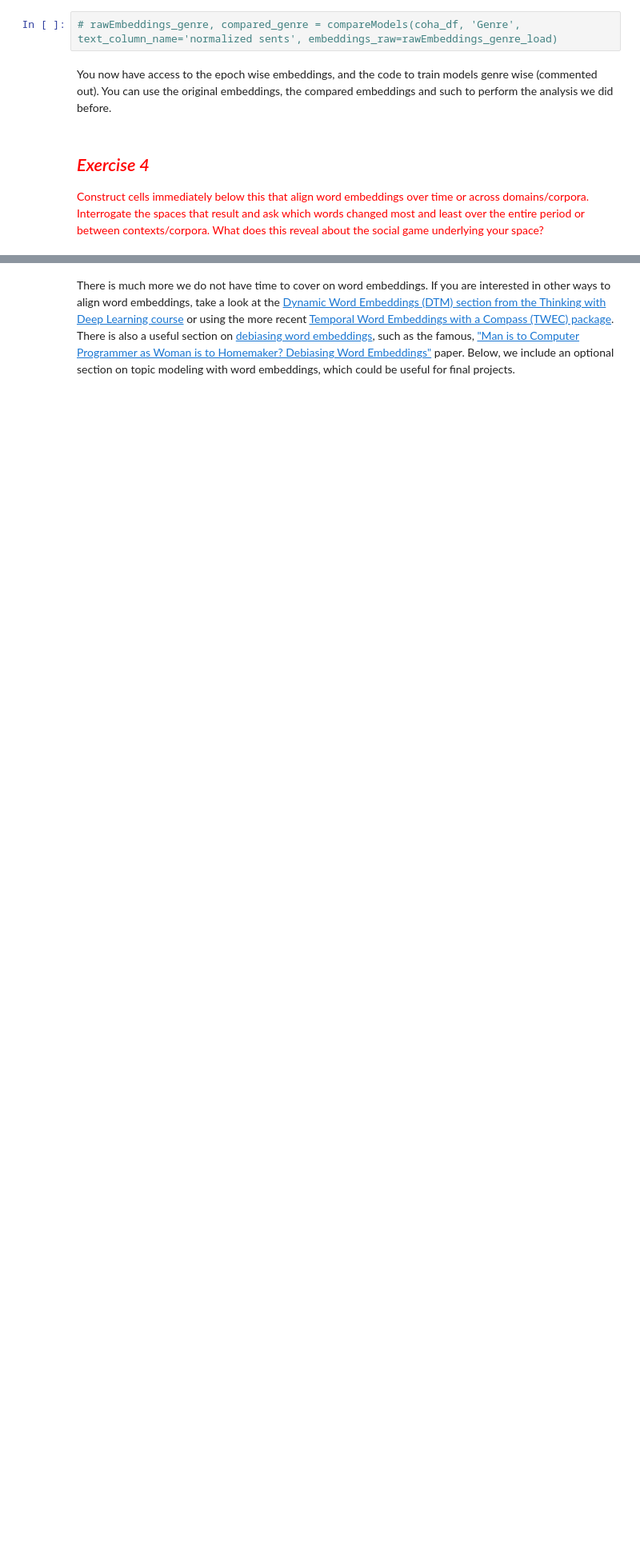
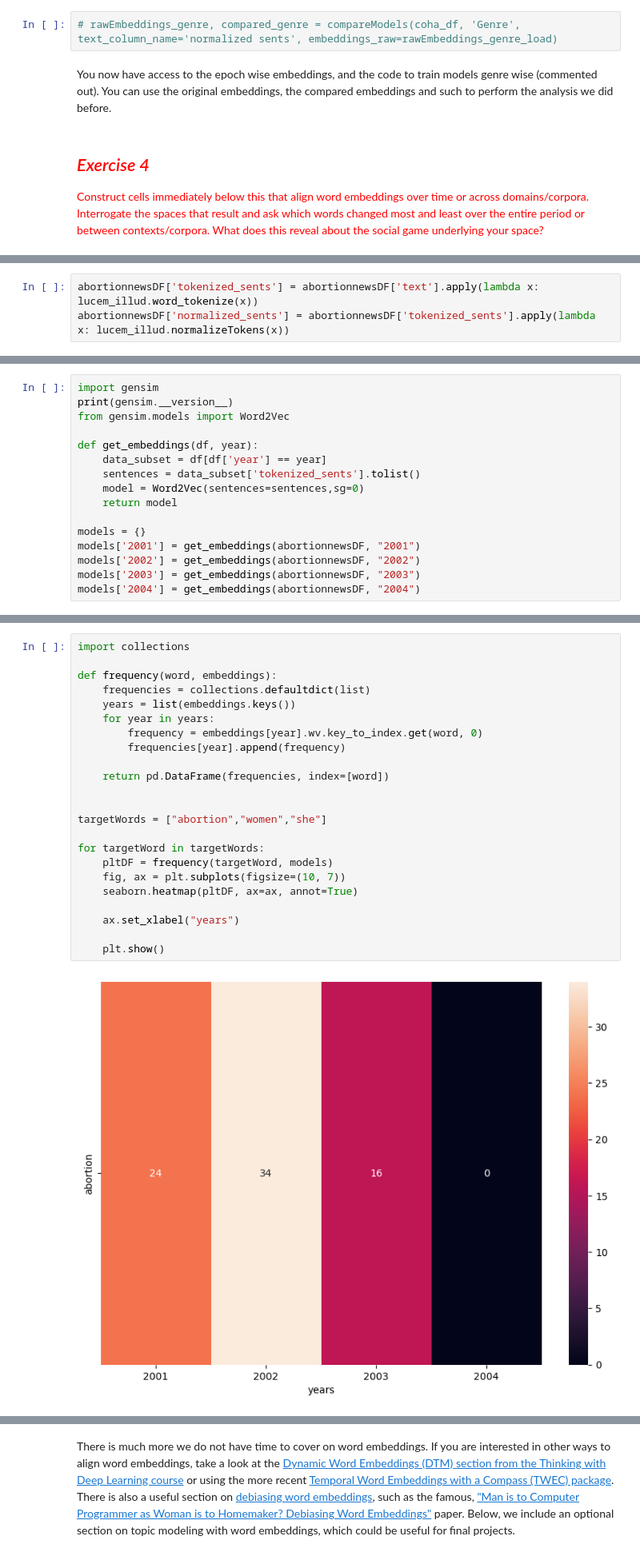
Before and after one commit to chenyt16/computational-content-analysis, a Jupyter notebook: 4_Word_Embeddings_iris.ipynb, the cells around one changed output, grey strips where cells are left out. Shown at 80% size. Cells and saved outputs as stored; diff of their text form; blank space fills up the shorter version.

```diff
--- a/4_Word_Embeddings_iris.ipynb
+++ b/4_Word_Embeddings_iris.ipynb
@@ -1642 +1675,4 @@ def calc_syn0norm(model):
+# %%
+abortionnewsDF['tokenized_sents'] = abortionnewsDF['text'].apply(lambda x: lucem_illud.word_tokenize(x))
+abortionnewsDF['normalized_sents'] = abortionnewsDF['tokenized_sents'].apply(lambda x: lucem_illud.normalizeTokens(x))
 # %%
@@ -1955,0 +1693,16 @@ Found 1 words to compare
+# %%
+import gensim
+print(gensim.__version__)
+from gensim.models import Word2Vec
+
+def get_embeddings(df, year):
+    data_subset = df[df['year'] == year]
+    sentences = data_subset['tokenized_sents'].tolist()
+    model = Word2Vec(sentences=sentences,sg=0)
+    return model
+
+models = {}
+models['2001'] = get_embeddings(abortionnewsDF, "2001")
+models['2002'] = get_embeddings(abortionnewsDF, "2002")
+models['2003'] = get_embeddings(abortionnewsDF, "2003")
+models['2004'] = get_embeddings(abortionnewsDF, "2004")
@@ -1955,0 +1711,25 @@ Found 1 words to compare
+# %%
+import collections
+
+def frequency(word, embeddings):
+    frequencies = collections.defaultdict(list)
+    years = list(embeddings.keys())
+    for year in years:
+        frequency = embeddings[year].wv.key_to_index.get(word, 0)
+        frequencies[year].append(frequency)
+
+    return pd.DataFrame(frequencies, index=[word])
+
+
+targetWords = ["abortion","women","she"]
+
+for targetWord in targetWords:
+    pltDF = frequency(targetWord, models)
+    fig, ax = plt.subplots(figsize=(10, 7))
+    seaborn.heatmap(pltDF, ax=ax, annot=True)
+
+    ax.set_xlabel("years")
+
+    plt.show()
+# %% [output]
+[figure, added]
```
Also changed, not shown: parts of 30 cells of this notebook.
